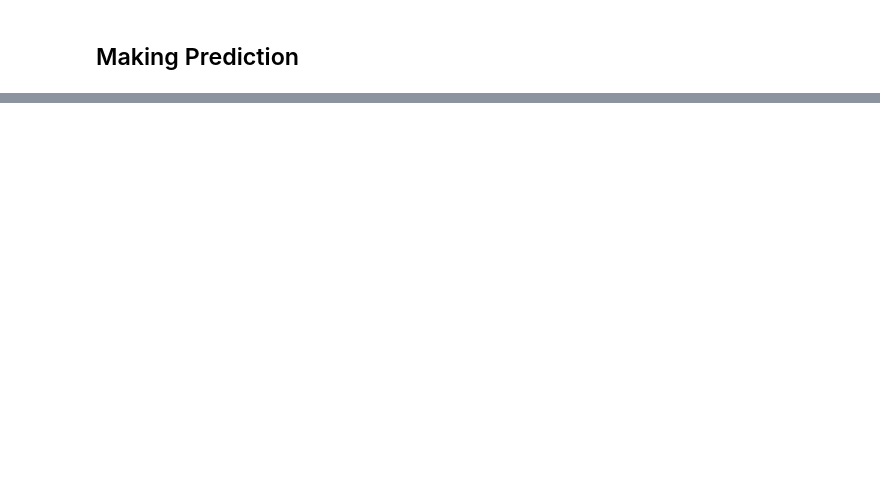
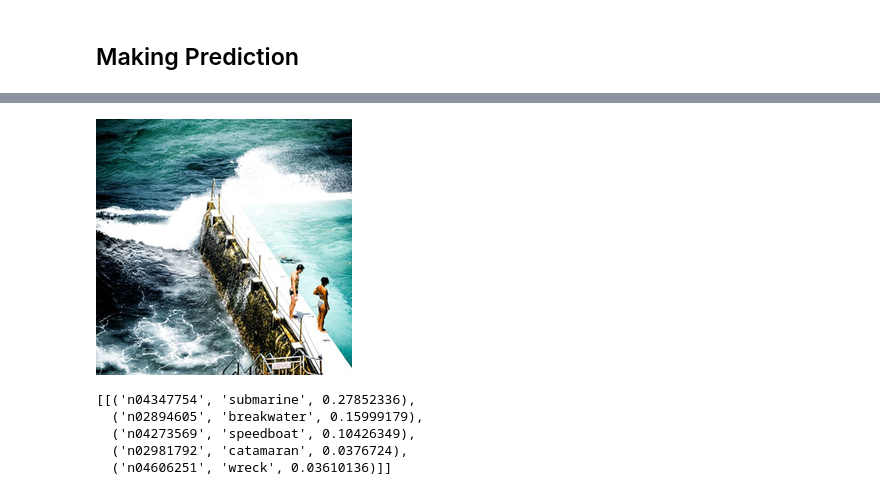
Before and after one commit to saifulrijal-ds/image-classification-with-DL, a Jupyter notebook: Pretrained_Image_Classification.ipynb, the cells around one changed output, grey strips where cells are left out. Cells and saved outputs as stored; diff of their text form; code cells hidden in the pictures; blank space fills up the shorter version.

```diff
--- a/Pretrained_Image_Classification.ipynb
+++ b/Pretrained_Image_Classification.ipynb
@@ -118,0 +194,13 @@ decode_predictions(pred)
+# %%
+data_3 = format_image_mobilenetv2(FILE_3)
+
+pred = mobilenetv2_model.predict(data_3)
+display(load_img(FILE_3))
+mobilenetv2.decode_predictions(pred)
+# %% [output]
+[figure, added]
+[[('n04347754', 'submarine', 0.27852336),
+  ('n02894605', 'breakwater', 0.15999179),
+  ('n04273569', 'speedboat', 0.10426349),
+  ('n02981792', 'catamaran', 0.0376724),
+  ('n04606251', 'wreck', 0.03610136)]]
```
Also changed, not shown: parts of 14 cells of this notebook.
